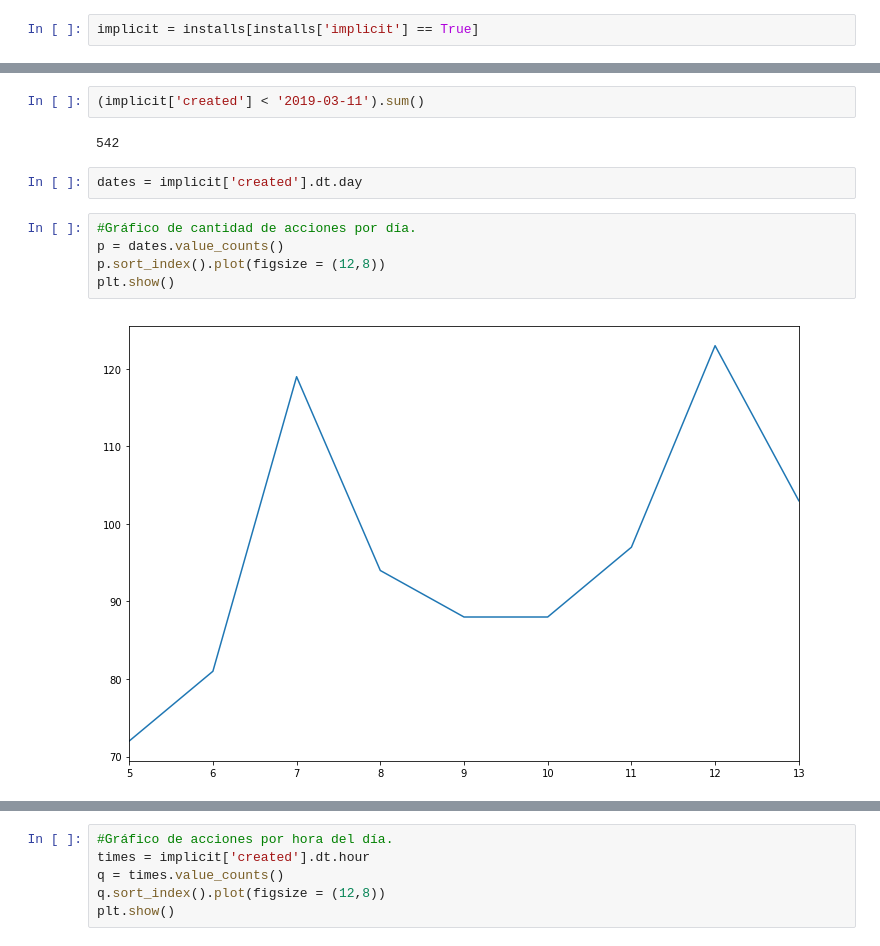
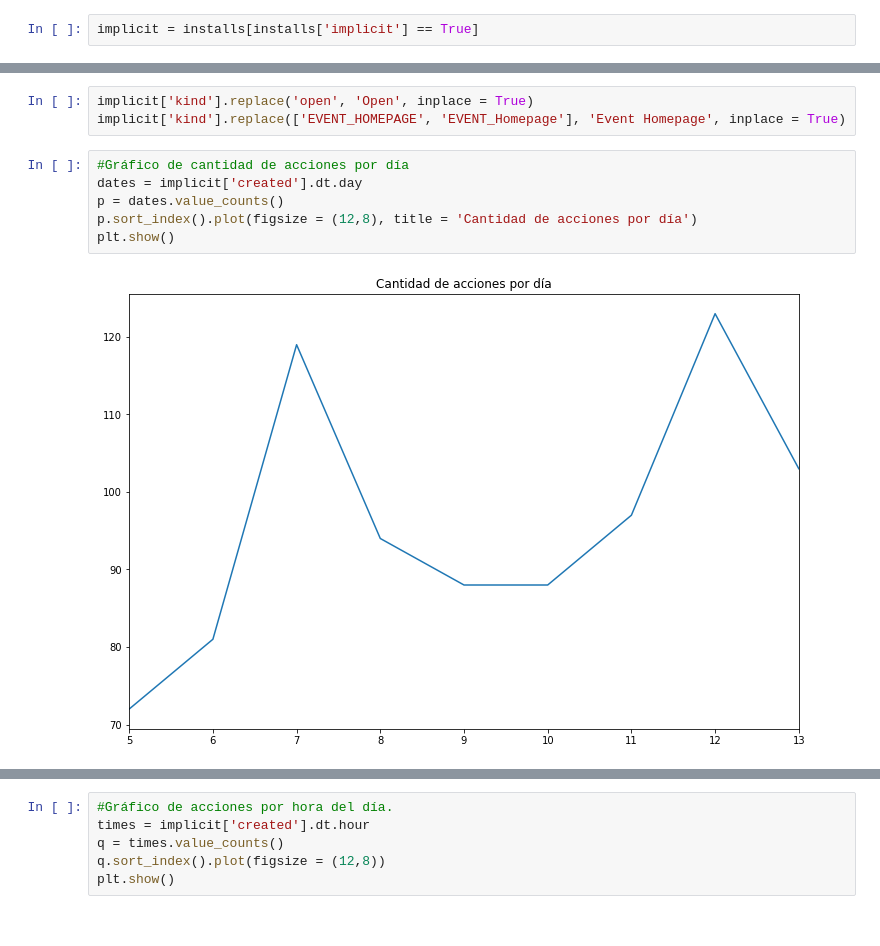
Before and after one commit to shizus/7506-1c2019, a Jupyter notebook: scripts/installs.ipynb, the cells around one changed output, grey strips where cells are left out. Drawn from its saved outputs; the diff is of its cells as text.

```diff
--- a/scripts/installs.ipynb
+++ b/scripts/installs.ipynb
@@ -118,13 +48,11 @@ Timestamp('2019-03-05 00:00:38.219000')
-# %%
-(implicit['created'] < '2019-03-11').sum()
-# %% [output]
-542
-# %%
-dates = implicit['created'].dt.day
+# %%
+implicit['kind'].replace('open', 'Open', inplace = True)
+implicit['kind'].replace(['EVENT_HOMEPAGE', 'EVENT_Homepage'], 'Event Homepage', inplace = True)
 # %%
-#Gráfico de cantidad de acciones por día.
+#Gráfico de cantidad de acciones por día
+dates = implicit['created'].dt.day
 p = dates.value_counts()
-p.sort_index().plot(figsize = (12,8))
+p.sort_index().plot(figsize = (12,8), title = 'Cantidad de acciones por día')
 plt.show()
 # %% [output]
-[figure, old version]
+[figure, new version]
```
Also changed, not shown: parts of 49 cells of this notebook.
